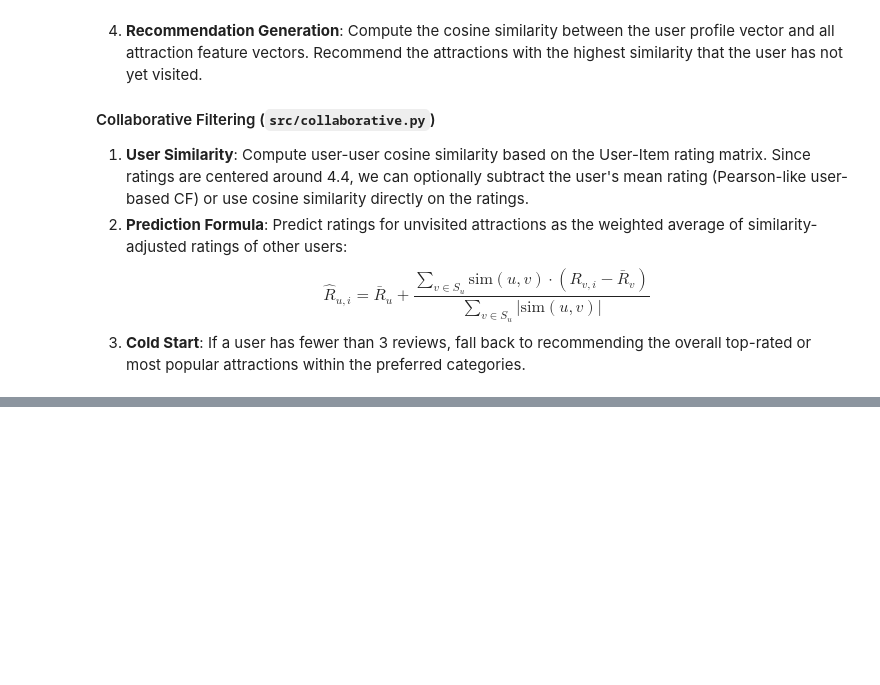
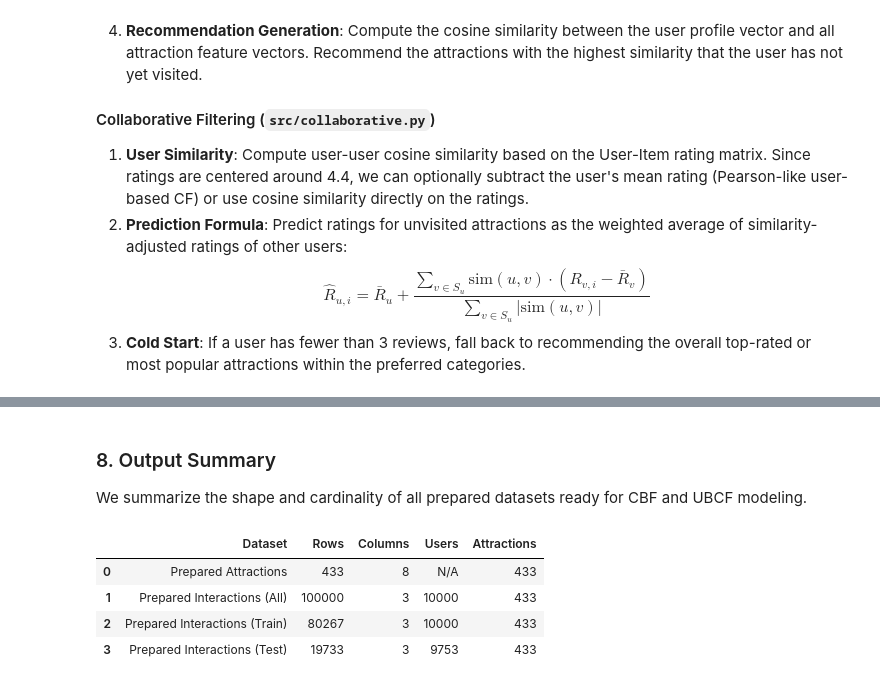
Before and after one commit to ss3-3/travel-recommender, a Jupyter notebook: notebooks/01_preprocessing_analysis.ipynb, the cells around one changed output, grey strips where cells are left out. Saved outputs shown, nothing was run; the diff lists cells and outputs as text; code cells hidden in the pictures; blank space fills up the shorter version.

```diff
--- a/notebooks/01_eda.ipynb
+++ b/notebooks/01_preprocessing_analysis.ipynb
@@ -448,0 +758,43 @@ Based on our EDA, we formulate the following design decisions:
+# %% [markdown]
+### 8. Output Summary
+We summarize the shape and cardinality of all prepared datasets ready for CBF and UBCF modeling.
+# %%
+# Constructing output summary table
+summary_data = [
+    {
+        "Dataset": "Prepared Attractions",
+        "Rows": len(attractions),
+        "Columns": len(attractions.columns),
+        "Users": "N/A",
+        "Attractions": attractions["attraction_uid"].nunique()
+    },
+    {
+        "Dataset": "Prepared Interactions (All)",
+        "Rows": len(interactions),
+        "Columns": len(interactions.columns),
+        "Users": interactions["tourist_id"].nunique(),
+        "Attractions": interactions["attraction_uid"].nunique()
+    },
+    {
+        "Dataset": "Prepared Interactions (Train)",
+        "Rows": len(train_df),
+        "Columns": len(train_df.columns),
+        "Users": train_df["tourist_id"].nunique(),
+        "Attractions": train_df["attraction_uid"].nunique()
+    },
+    {
+        "Dataset": "Prepared Interactions (Test)",
+        "Rows": len(test_df),
+        "Columns": len(test_df.columns),
+        "Users": test_df["tourist_id"].nunique(),
+        "Attractions": test_df["attraction_uid"].nunique()
+    }
+]
+summary_table = pd.DataFrame(summary_data)
+display(summary_table)
+# %% [output]
+|  | Dataset | Rows | Columns | Users | Attractions |
+| 0 | Prepared Attractions | 433 | 8 | N/A | 433 |
+| 1 | Prepared Interactions (All) | 100000 | 3 | 10000 | 433 |
+| 2 | Prepared Interactions (Train) | 80267 | 3 | 10000 | 433 |
+| 3 | Prepared Interactions (Test) | 19733 | 3 | 9753 | 433 |
```
Also changed, not shown: parts of 15 cells of this notebook, 27 other files.
